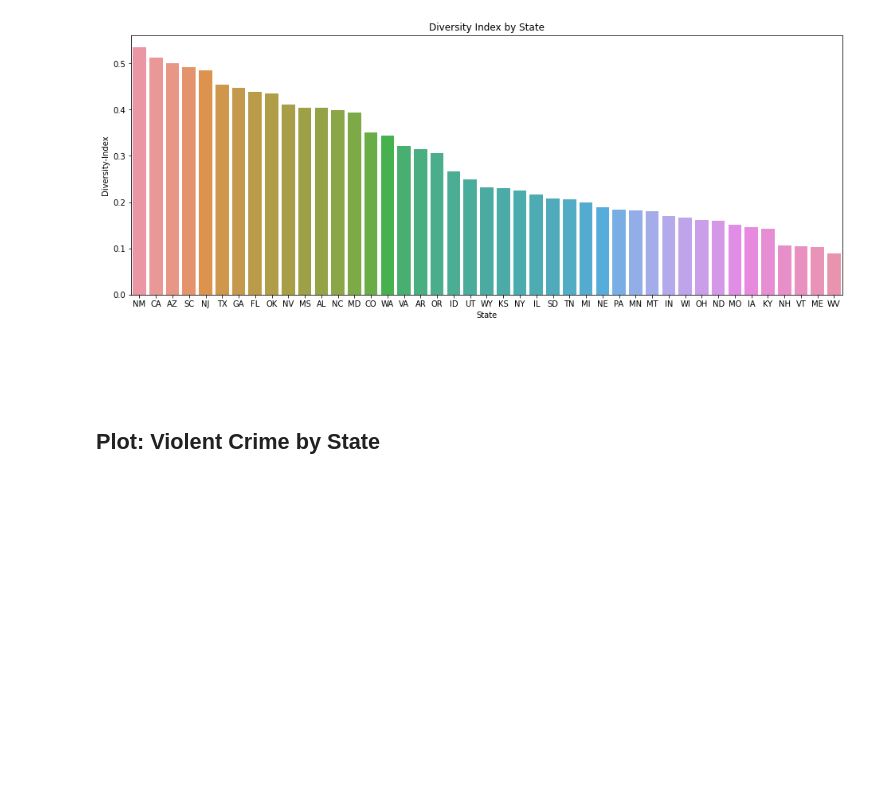
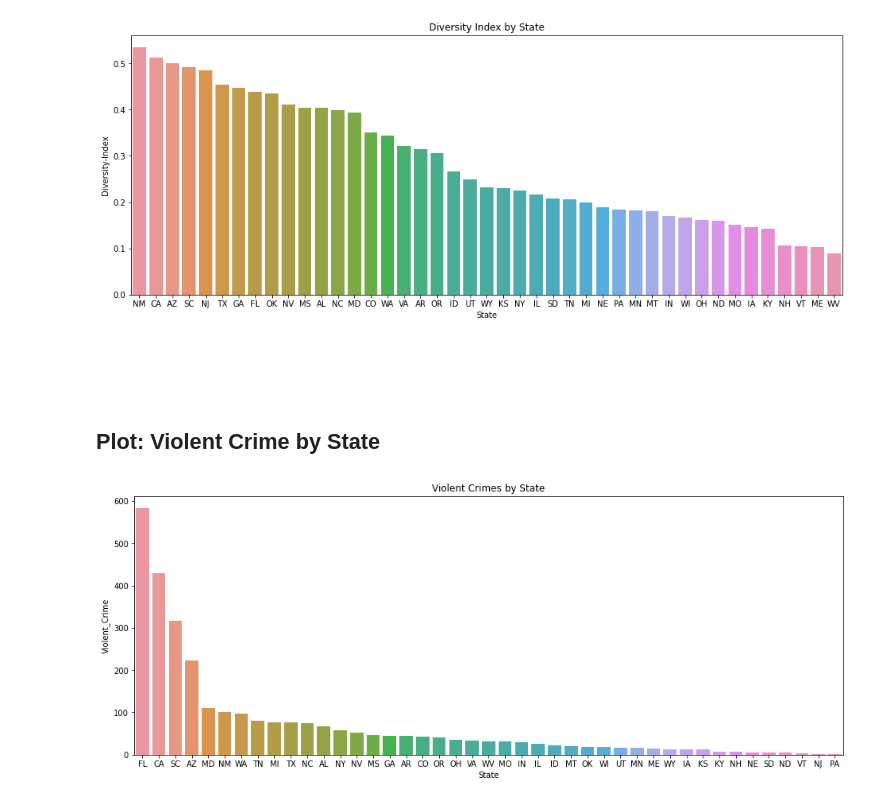
Before and after one commit to Shane-McCallum/Diversity-and-Violence--Is-there-a-connection-, a Jupyter notebook: Notebooks/EDA.ipynb, the cells around one changed output. Cells and saved outputs as stored; diff of their text form; code cells hidden in the pictures; blank space fills up the shorter version.

```diff
--- a/Notebooks/EDA.ipynb
+++ b/Notebooks/EDA.ipynb
@@ -110,3 +110,13 @@ plt.show()
 <br>
 # %% [markdown]
 ## Plot: Violent Crime by State
+# %%
+df_gb_state = df_gb_state.sort_values(by='Violent_Crime', ascending=False)
+
+plt.figure(figsize=[16,6])
+
+sns.barplot(x=df_gb_state.index, y=df_gb_state['Violent_Crime'])
+plt.title('Violent Crimes by State')
+plt.show()
+# %% [output]
+[figure, added]
```
Also changed, not shown: parts of 3 cells of this notebook.
